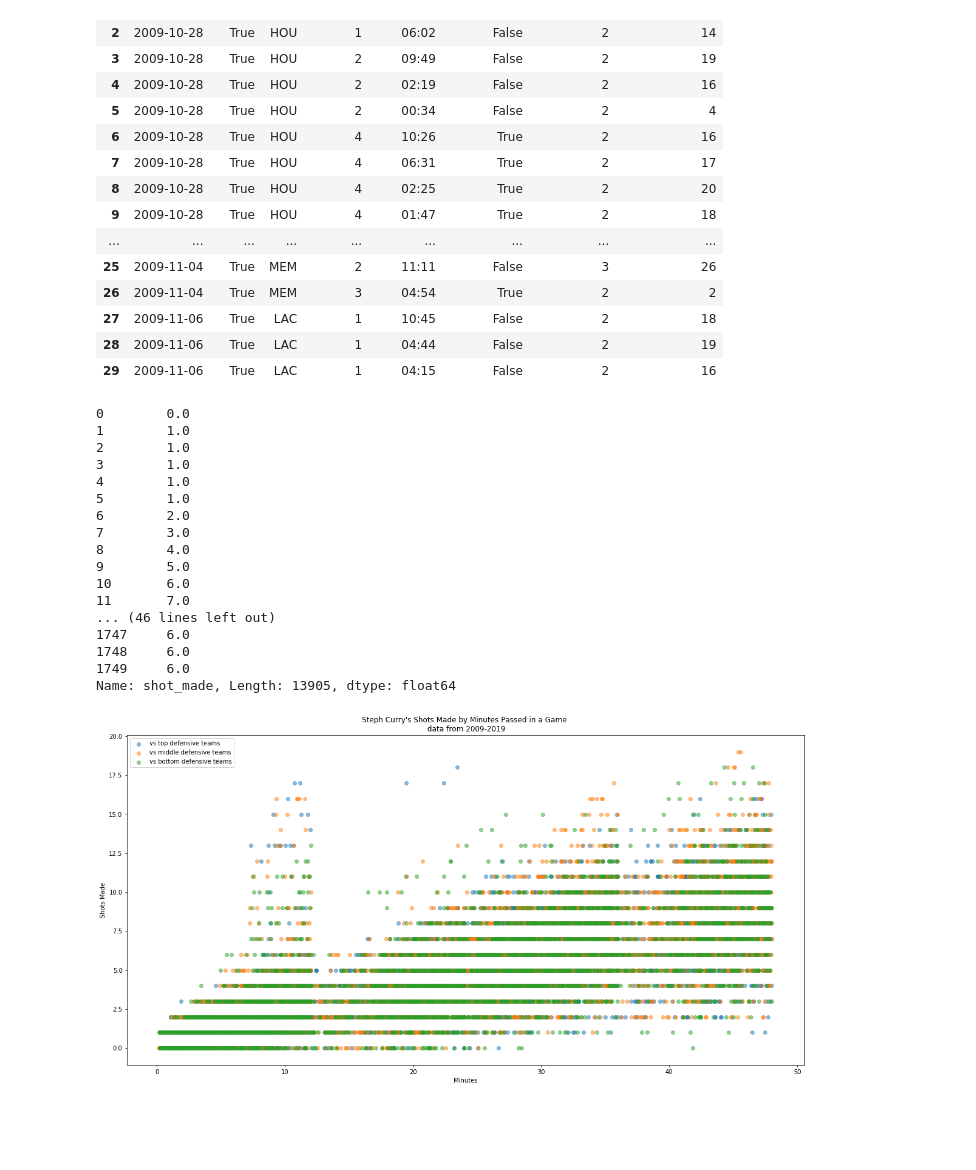
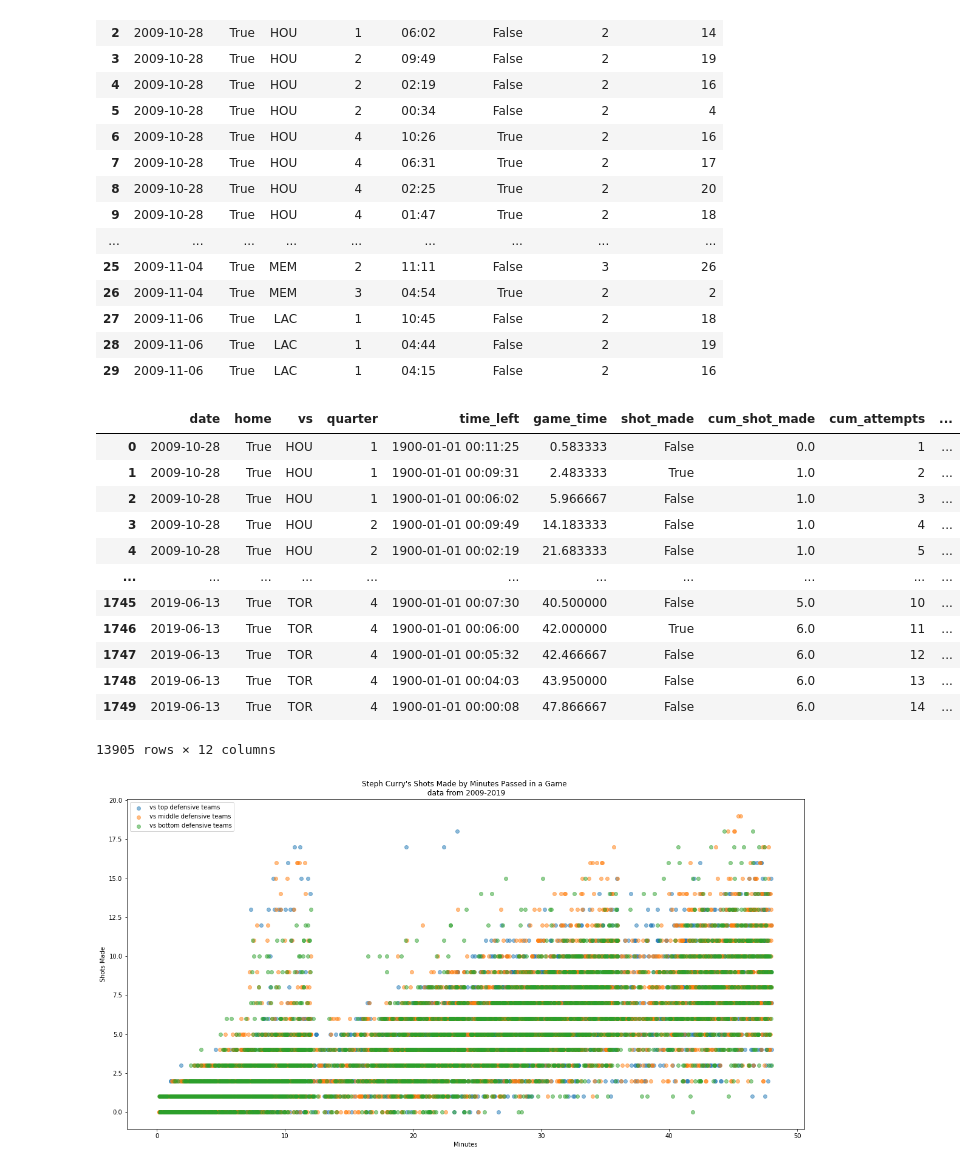
Before and after one commit to Fluffisaurus/player-performance-projection, a Jupyter notebook: scripts/combine_shooting_data.ipynb, the cells around one changed output. Cells and saved outputs as stored; diff of their text form; code cells hidden in the pictures; blank space fills up the shorter version.

Commit message:
Moved all data to data, added more fg% and cumulative attempts to df

```diff
--- a/scripts/combine_shooting_data.ipynb
+++ b/scripts/combine_shooting_data.ipynb
@@ -125,24 +109,10 @@ test_df.head(30)
 | 28 | 2009-11-06 | True | LAC | 1 | 04:44 | False | 2 | 19 |
 | 29 | 2009-11-06 | True | LAC | 1 | 04:15 | False | 2 | 16 |
 # %%
+# CUMULATIVE SHOTS AND ATTEMPTS
 # cumsum by date help from https://stackoverflow.com/a/51854277
-test_df = df_all.groupby(df_all['date'].dt.date)['shot_made'].cumsum()
-test_df
+cum_shot_made = df_all.groupby(df_all['date'].dt.date)['shot_made'].cumsum()
+# cum_shot_mades
+
+cum_attempts = df_all.groupby(df_all['date'].dt.date)['shot_made'].cumcount()
+cum_attempts = cum_attempts + 1
-# %% [output]
-0        0.0
-1        1.0
-2        1.0
-3        1.0
-4        1.0
-5        1.0
-6        2.0
-7        3.0
-8        4.0
-9        5.0
-10       6.0
-11       7.0
-... (46 lines left out)
-1747     6.0
-1748     6.0
-1749     6.0
-Name: shot_made, Length: 13905, dtype: float64
@@ -152,14 +119,5 @@ def strToDatetime(string):
-# %%
-df_all['cum_shot'] = test_df
-# df_all['game_time'] = df_all['quarter'] * 12 - df_all['time_left']
-# TODO: CONVERT time_left and quarter into game_time
-# game_time = quarter * 12 * 60 - time_left in seconds
-
-#datetime.strptime(df_all.iloc[0]['time_left'], '%M:%S').strftime('%M:%S')
-df_all['time_left'] = df_all['time_left'].apply(strToDatetime)
-
-
-#df_all['time_left']
-
-# df_all.head()
+# %%
+df_all['cum_shot_made'] = cum_shot_made
+df_all['cum_attempts'] = cum_attempts
+df_all['cum_fg_percent'] = df_all['cum_shot_made'] / df_all['cum_attempts']
 # %%
@@ -179,3 +140,4 @@ def_rating = drop_team(def_rating,'Golden State Warriors')
 # %%
-# df_final = df_all[["date",'home','vs','quarter','time_left','shot_made','shot_value','cum_shot','shot_distance']]
+# REORDER DF COLS
+df_all = df_all[["date",'home','vs','quarter','time_left', 'game_time', 'shot_made', 'cum_shot_made', 'cum_attempts', 'cum_fg_percent', 'shot_value', 'shot_distance']]
 # df_final.head()
@@ -188,3 +144,19 @@ def_rating = drop_team(def_rating,'Golden State Warriors')
+# %%
+df_all
+# %% [output]
+|  | date | home | vs | quarter | time_left | game_time | shot_made | cum_shot_made | cum_attempts | ... |
+| 0 | 2009-10-28 | True | HOU | 1 | 1900-01-01 00:11:25 | 0.583333 | False | 0.0 | 1 | ... |
+| 1 | 2009-10-28 | True | HOU | 1 | 1900-01-01 00:09:31 | 2.483333 | True | 1.0 | 2 | ... |
+| 2 | 2009-10-28 | True | HOU | 1 | 1900-01-01 00:06:02 | 5.966667 | False | 1.0 | 3 | ... |
+| 3 | 2009-10-28 | True | HOU | 2 | 1900-01-01 00:09:49 | 14.183333 | False | 1.0 | 4 | ... |
+| 4 | 2009-10-28 | True | HOU | 2 | 1900-01-01 00:02:19 | 21.683333 | False | 1.0 | 5 | ... |
+| ... | ... | ... | ... | ... | ... | ... | ... | ... | ... | ... |
+| 1745 | 2019-06-13 | True | TOR | 4 | 1900-01-01 00:07:30 | 40.500000 | False | 5.0 | 10 | ... |
+| 1746 | 2019-06-13 | True | TOR | 4 | 1900-01-01 00:06:00 | 42.000000 | True | 6.0 | 11 | ... |
+| 1747 | 2019-06-13 | True | TOR | 4 | 1900-01-01 00:05:32 | 42.466667 | False | 6.0 | 12 | ... |
+| 1748 | 2019-06-13 | True | TOR | 4 | 1900-01-01 00:04:03 | 43.950000 | False | 6.0 | 13 | ... |
+| 1749 | 2019-06-13 | True | TOR | 4 | 1900-01-01 00:00:08 | 47.866667 | False | 6.0 | 14 | ... |
+13905 rows × 12 columns
 # %%
 #EXTRACT THEIR RANKINGS
 top_def = def_rating.iloc[0:10]
```
Also changed, not shown: parts of 14 cells of this notebook, 11 other files.
